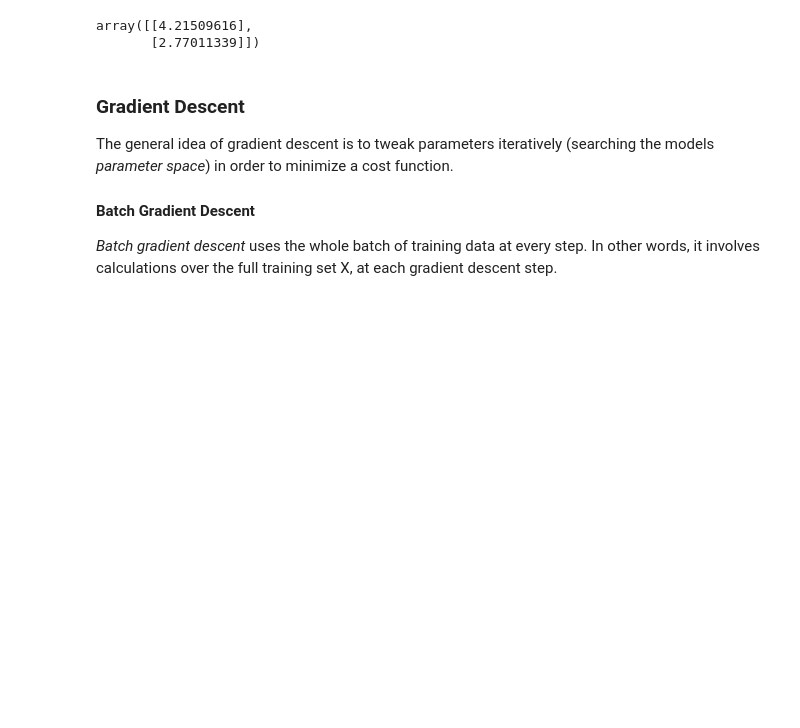
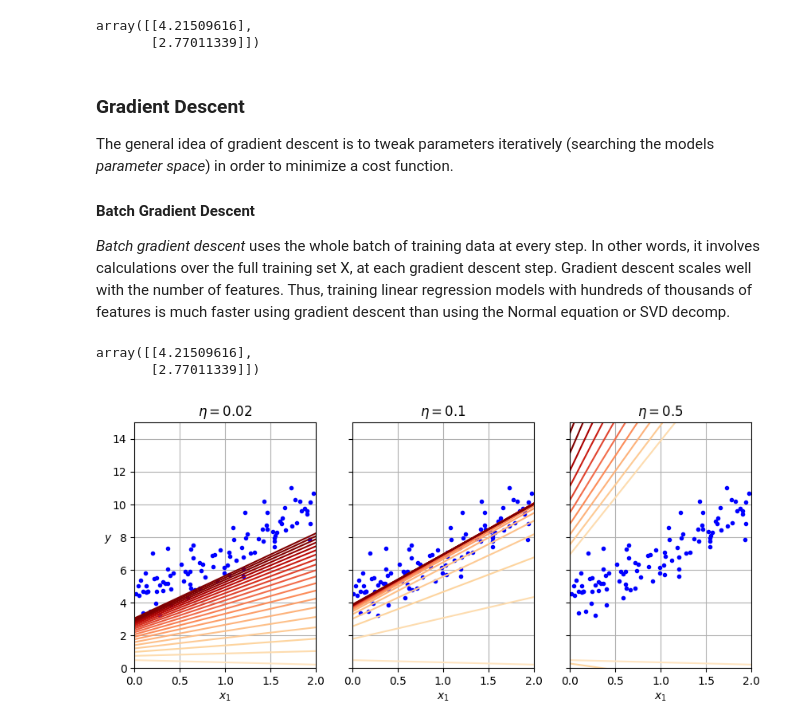
Before and after one commit to paulcarvalho/ML-Training-Models, a Jupyter notebook: training_linear_models.ipynb, the cells around one changed output. Drawn from its saved outputs; the diff is of its cells as text; code cells hidden in the pictures; blank space fills up the shorter version.

```diff
--- a/training_linear_models.ipynb
+++ b/training_linear_models.ipynb
@@ -81,4 +81,4 @@ The general idea of gradient descent is to tweak parameters iteratively (searchi
 
 #### Batch Gradient Descent
 
-*Batch gradient descent* uses the whole batch of training data at every step. In other words, it involves calculations over the full training set X, at each gradient descent step.
+*Batch gradient descent* uses the whole batch of training data at every step. In other words, it involves calculations over the full training set X, at each gradient descent step. Gradient descent scales well with the number of features. Thus, training linear regression models with hundreds of thousands of features is much faster using gradient descent than using the Normal equation or SVD decomp.
@@ -84,0 +96,46 @@ The general idea of gradient descent is to tweak parameters iteratively (searchi
+# %%
+theta
+# %% [output]
+array([[4.21509616],
+       [2.77011339]])
+# %%
+X_new = np.array([[0], [2]])
+X_new_b = add_dummy_feature(X_new)  # add x0 = 1 to each instance
+# %%
+def plot_gradient_descent(theta, eta):
+    m = len(X_b)
+    plt.plot(X, y, "b.")
+    n_epochs = 1000
+    n_shown = 20
+    theta_path = []
+    for epoch in range(n_epochs):
+        if epoch < n_shown:
+            y_predict = X_new_b @ theta
+            color = mpl.colors.rgb2hex(plt.cm.OrRd(epoch / n_shown + 0.15))
+            plt.plot(X_new, y_predict, linestyle="solid", color=color)
+        gradients = 2 / m * X_b.T @ (X_b @ theta - y)
+        theta = theta - eta * gradients
+        theta_path.append(theta)
+    plt.xlabel("$x_1$")
+    plt.axis([0, 2, 0, 15])
+    plt.grid()
+    plt.title(fr"$\eta = {eta}$")
+    return theta_path
+# %%
+
+np.random.seed(42)
+theta = np.random.randn(2,1) # random initialization
+
+plt.figure(figsize=(10,4))
+plt.subplot(131)
+plot_gradient_descent(theta, eta=0.02)
+plt.ylabel("$y$", rotation=0)
+plt.subplot(132)
+theta_path_bgd = plot_gradient_descent(theta, eta=0.1)
+plt.gca().axes.yaxis.set_ticklabels([])
+plt.subplot(133)
+plt.gca().axes.yaxis.set_ticklabels([])
+plot_gradient_descent(theta, eta=0.5)
+plt.show()
+# %% [output]
+[figure, added]
```
Also changed, not shown: parts of 5 cells of this notebook.
